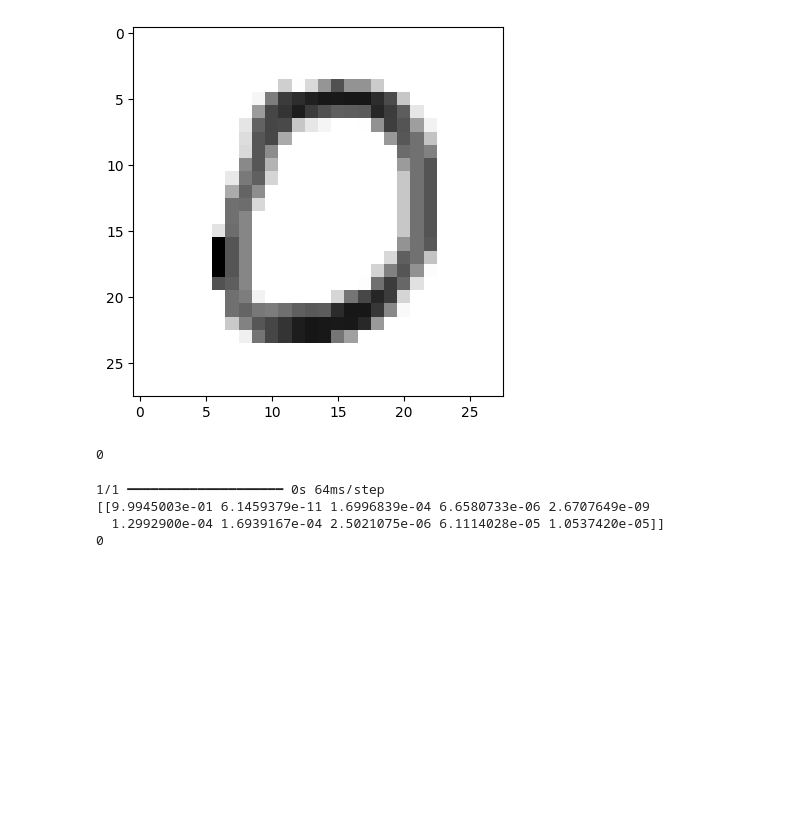
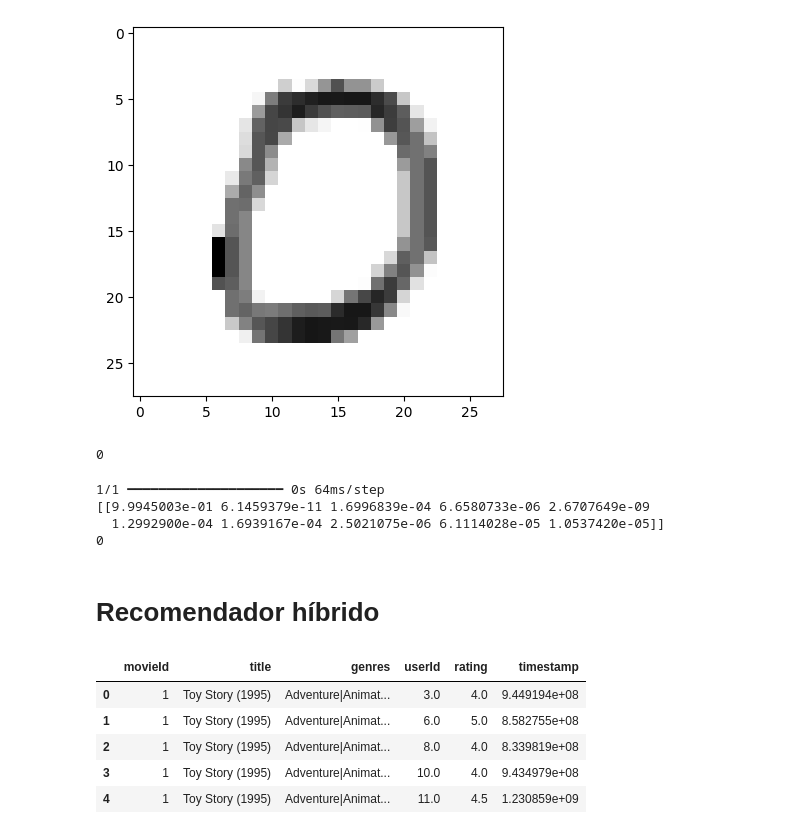
Before and after one commit to penchel/recdeeplearning, a Jupyter notebook: recdlpesquisa.ipynb, the cells around one changed output. Saved outputs shown, nothing was run; the diff lists cells and outputs as text; code cells hidden in the pictures; blank space fills up the shorter version.

```diff
--- a/recdlpesquisa.ipynb
+++ b/recdlpesquisa.ipynb
@@ -110,3 +153,18 @@ print(numero)
 [[9.9945003e-01 6.1459379e-11 1.6996839e-04 6.6580733e-06 2.6707649e-09
   1.2992900e-04 1.6939167e-04 2.5021075e-06 6.1114028e-05 1.0537420e-05]]
 0
+# %% [markdown]
+# Recomendador híbrido
+# %%
+pd.set_option('display.max_colwidth', 20)
+movies = pd.read_csv("movies.csv")
+rating = pd.read_csv("ratings.csv")
+df = movies.merge(rating, how="left", on="movieId")
+df.head()
+# %% [output]
+|  | movieId | title | genres | userId | rating | timestamp |
+| 0 | 1 | Toy Story (1995) | Adventure|Animat... | 3.0 | 4.0 | 9.449194e+08 |
+| 1 | 1 | Toy Story (1995) | Adventure|Animat... | 6.0 | 5.0 | 8.582755e+08 |
+| 2 | 1 | Toy Story (1995) | Adventure|Animat... | 8.0 | 4.0 | 8.339819e+08 |
+| 3 | 1 | Toy Story (1995) | Adventure|Animat... | 10.0 | 4.0 | 9.434979e+08 |
+| 4 | 1 | Toy Story (1995) | Adventure|Animat... | 11.0 | 4.5 | 1.230859e+09 |
```
Also changed, not shown: parts of 10 cells of this notebook, 2 other files.
